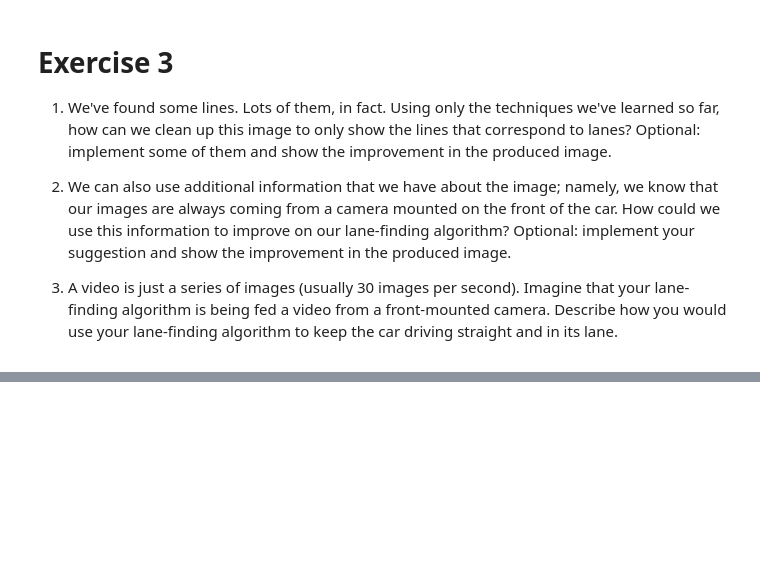
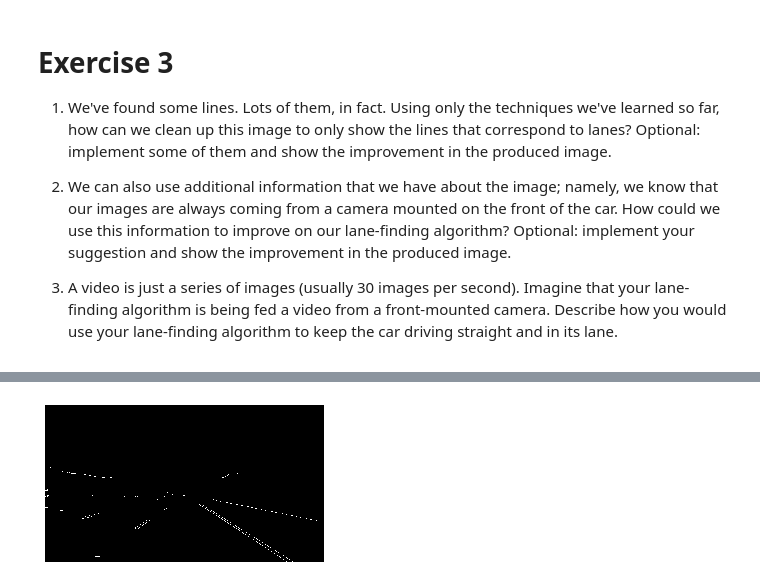
Before and after one commit to yrafalin/ComputerVision, a Jupyter notebook: EdgeDetection/Advanced edge detection.ipynb, the cells around one changed output, grey strips where cells are left out. Saved outputs shown, nothing was run; the diff lists cells and outputs as text; code cells hidden in the pictures; blank space fills up the shorter version.

```diff
--- a/EdgeDetection/Advanced edge detection.ipynb
+++ b/EdgeDetection/Advanced edge detection.ipynb
@@ -349,0 +357,5 @@ for line in lines:
+# %%
+edge_image = feature.canny(image, sigma=2, low_threshold=110, high_threshold=130)
+display(edge_image)
+# %% [output]
+[figure, added]
```
Also changed, not shown: parts of 9 cells of this notebook.
